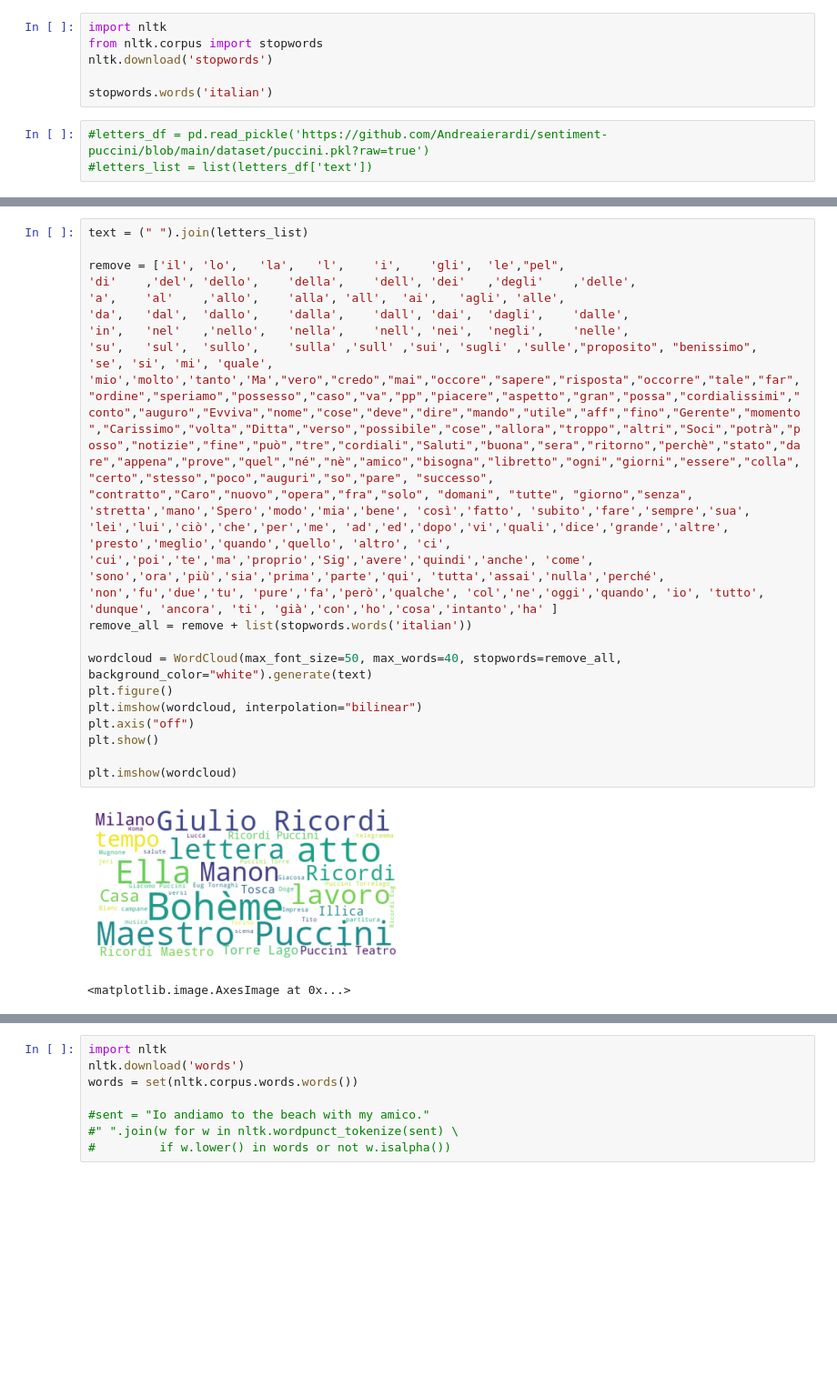
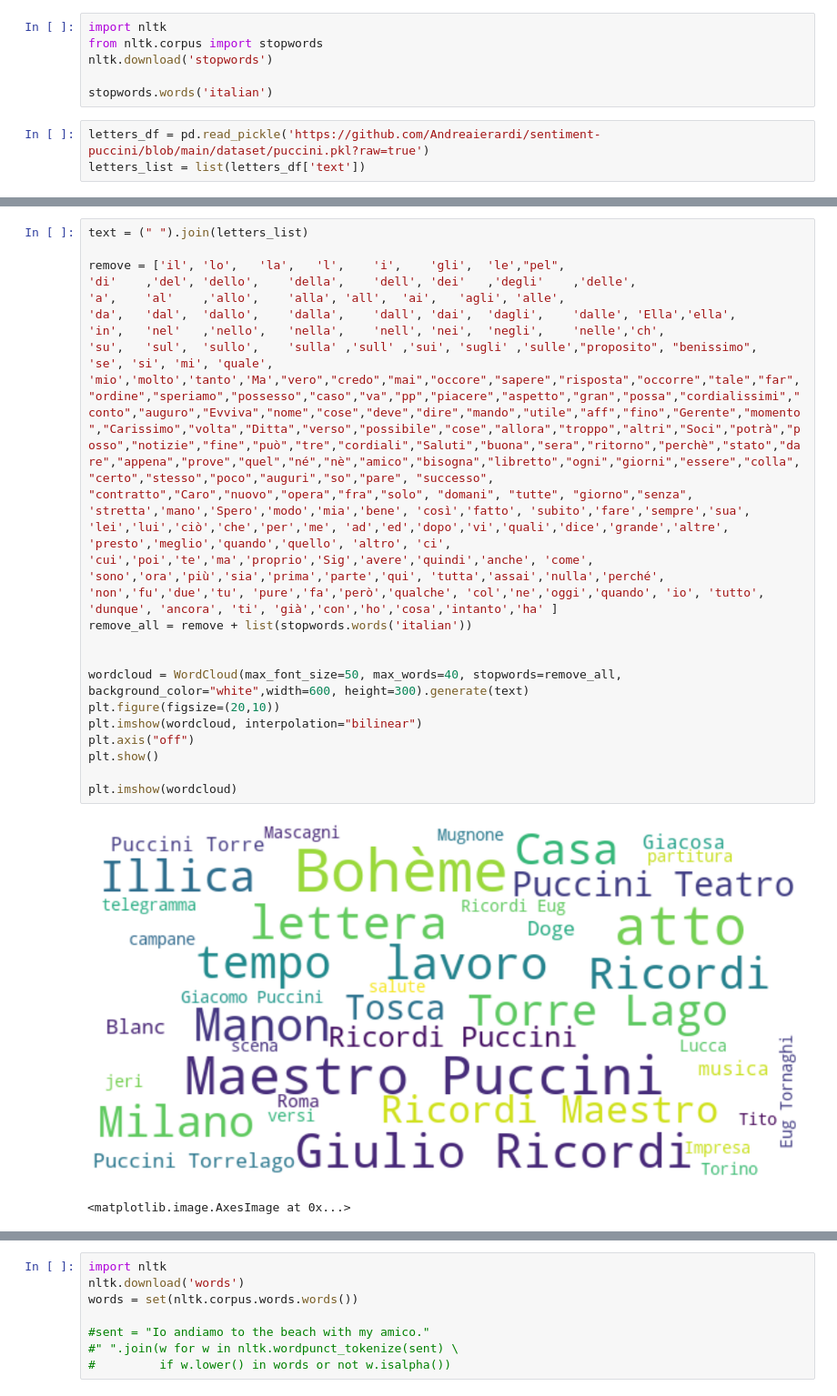
Before and after one commit to Andreaierardi/sentiment-puccini, a Jupyter notebook: notebook/sentiment_Puccini.ipynb, the cells around one changed output, grey strips where cells are left out. Shown at 91% size. Cells and saved outputs as stored; diff of their text form; blank space fills up the shorter version.

```diff
--- a/notebook/sentiment_Puccini.ipynb
+++ b/notebook/sentiment_Puccini.ipynb
@@ -256,7 +218,7 @@ nltk.download('stopwords')
 
 stopwords.words('italian')
 # %%
-#letters_df = pd.read_pickle('https://github.com/Andreaierardi/sentiment-puccini/blob/main/dataset/puccini.pkl?raw=true')
-#letters_list = list(letters_df['text'])
+letters_df = pd.read_pickle('https://github.com/Andreaierardi/sentiment-puccini/blob/main/dataset/puccini.pkl?raw=true')
+letters_list = list(letters_df['text'])
 # %%
 for i in letters_list:
@@ -283,22 +227,23 @@ Ricordi
 # %%
 text = (" ").join(letters_list)
 
 remove = ['il',	'lo',	'la',	'l',	'i',	'gli',	'le',"pel",
 'di'	,'del',	'dello',	'della',	'dell',	'dei'	,'degli'	,'delle',
 'a',	'al'	,'allo',	'alla',	'all',	'ai',	'agli',	'alle',
-'da',	'dal',	'dallo',	'dalla',	'dall',	'dai',	'dagli',	'dalle',
-'in',	'nel'	,'nello',	'nella',	'nell',	'nei',	'negli',	'nelle',
+'da',	'dal',	'dallo',	'dalla',	'dall',	'dai',	'dagli',	'dalle', 'Ella','ella',
+'in',	'nel'	,'nello',	'nella',	'nell',	'nei',	'negli',	'nelle','ch',
 'su',	'sul',	'sullo',	'sulla'	,'sull'	,'sui',	'sugli'	,'sulle',"proposito", "benissimo",
 'se', 'si', 'mi', 'quale', 'mio','molto','tanto','Ma',"vero","credo","mai","occore","sapere","risposta","occorre","tale","far","ordine","speriamo","possesso","caso","va","pp","piacere","aspetto","gran","possa","cordialissimi","conto","auguro","Evviva","nome","cose","deve","dire","mando","utile","aff","fino","Gerente","momento","Carissimo","volta","Ditta","verso","possibile","cose","allora","troppo","altri","Soci","potrà","posso","notizie","fine","può","tre","cordiali","Saluti","buona","sera","ritorno","perchè","stato","dare","appena","prove","quel","né","nè","amico","bisogna","libretto","ogni","giorni","essere","colla","certo","stesso","poco","auguri","so","pare", "successo", "contratto","Caro","nuovo","opera","fra","solo", "domani", "tutte", "giorno","senza", 'stretta','mano','Spero','modo','mia','bene', 'così','fatto', 'subito','fare','sempre','sua', 'lei','lui','ciò','che','per','me', 'ad','ed','dopo','vi','quali','dice','grande','altre', 'presto','meglio','quando','quello', 'altro', 'ci', 'cui','poi','te','ma','proprio','Sig','avere','quindi','anche', 'come', 'sono','ora','più','sia','prima','parte','qui', 'tutta','assai','nulla','perché', 'non','fu','due','tu', 'pure','fa','però','qualche', 'col','ne','oggi','quando', 'io', 'tutto', 'dunque', 'ancora', 'ti', 'già','con','ho','cosa','intanto','ha' ]
 remove_all = remove + list(stopwords.words('italian'))
 
-wordcloud = WordCloud(max_font_size=50, max_words=40, stopwords=remove_all, background_color="white").generate(text)
-plt.figure()
+
+wordcloud = WordCloud(max_font_size=50, max_words=40, stopwords=remove_all, background_color="white",width=600, height=300).generate(text)
+plt.figure(figsize=(20,10))
 plt.imshow(wordcloud, interpolation="bilinear")
 plt.axis("off")
 plt.show()
 
 plt.imshow(wordcloud)
 # %% [output]
-[figure, old version]
+[figure, new version]
 <matplotlib.image.AxesImage at 0x...>
```
Also changed, not shown: parts of 9 cells of this notebook.
